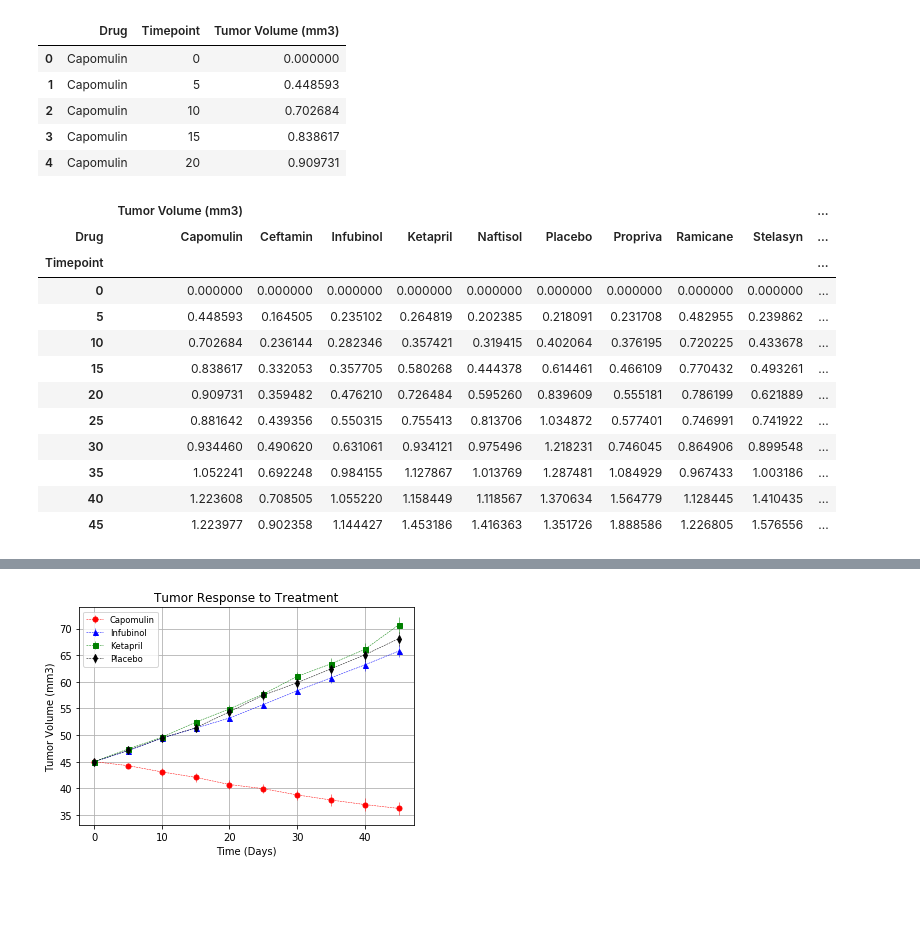
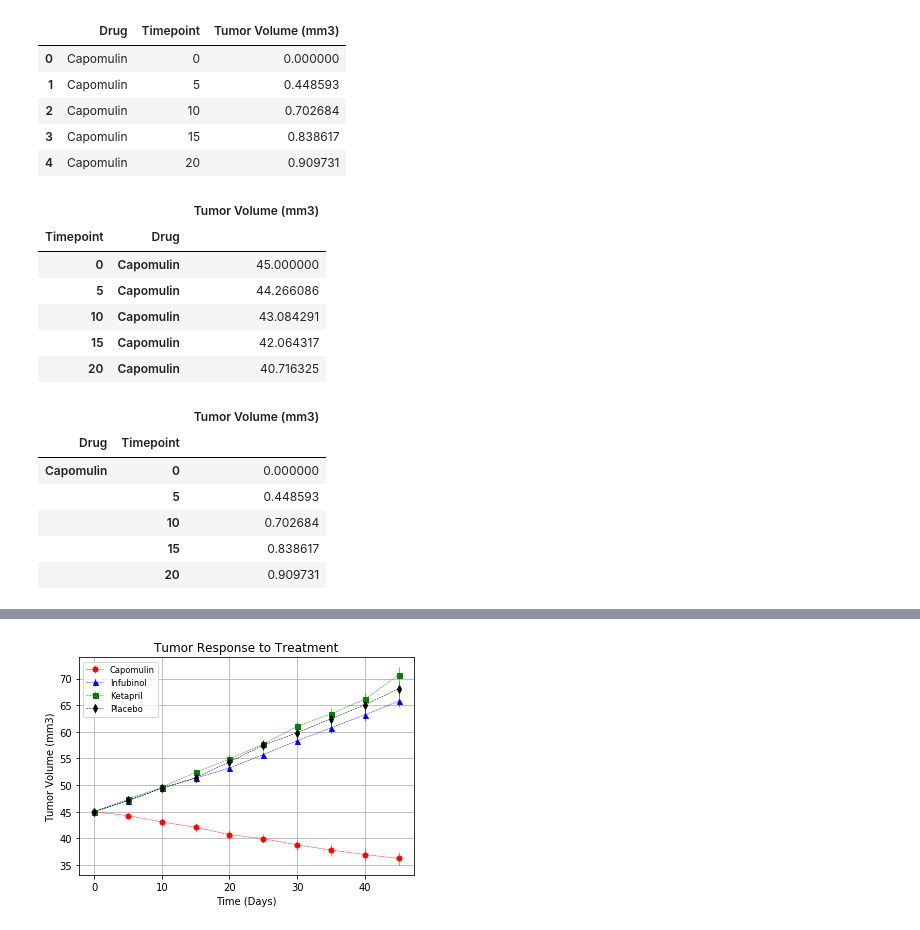
Before and after one commit to mdsmith577/Matplotlib_Homework, a Jupyter notebook: pymaceuticals.ipynb, the cells around one changed output, grey strips where cells are left out. Saved outputs shown, nothing was run; the diff lists cells and outputs as text; code cells hidden in the pictures; blank space fills up the shorter version.

```diff
--- a/pymaceuticals.ipynb
+++ b/pymaceuticals.ipynb
@@ -60,24 +64,6 @@ stderr_vol_drug_time.head()
 | 4 | Capomulin | 20 | 0.909731 |
 # %%
 # Minor Data Munging to Re-Format the Data Frames
-mean_vol_drug_time.set_index(["Timepoint", "Drug"], inplace=True)
-stderr_vol_drug_time.set_index(["Timepoint", "Drug"], inplace=True)
-# Preview that Reformatting worked
-mean_vol_drug_time = mean_vol_drug_time.unstack()
-stderr_vol_drug_time = stderr_vol_drug_time.unstack()
-
-stderr_vol_drug_time
+index_reset_mean_vol_drug_time.reset_index
+index_reset_mean_vol_drug_time.set_index(["Timepoint", "Drug"], inplace=True)
+index_reset_stderr_vol_drug_time.set_index(["Timepoint", "Drug"], inplace=True)
-# %% [output]
-|  | Tumor Volume (mm3) |  |  |  |  |  |  |  |  | ... |
-| Drug | Capomulin | Ceftamin | Infubinol | Ketapril | Naftisol | Placebo | Propriva | Ramicane | Stelasyn | ... |
-| Timepoint |  |  |  |  |  |  |  |  |  | ... |
-| 0 | 0.000000 | 0.000000 | 0.000000 | 0.000000 | 0.000000 | 0.000000 | 0.000000 | 0.000000 | 0.000000 | ... |
-| 5 | 0.448593 | 0.164505 | 0.235102 | 0.264819 | 0.202385 | 0.218091 | 0.231708 | 0.482955 | 0.239862 | ... |
-| 10 | 0.702684 | 0.236144 | 0.282346 | 0.357421 | 0.319415 | 0.402064 | 0.376195 | 0.720225 | 0.433678 | ... |
-| 15 | 0.838617 | 0.332053 | 0.357705 | 0.580268 | 0.444378 | 0.614461 | 0.466109 | 0.770432 | 0.493261 | ... |
-| 20 | 0.909731 | 0.359482 | 0.476210 | 0.726484 | 0.595260 | 0.839609 | 0.555181 | 0.786199 | 0.621889 | ... |
-| 25 | 0.881642 | 0.439356 | 0.550315 | 0.755413 | 0.813706 | 1.034872 | 0.577401 | 0.746991 | 0.741922 | ... |
-| 30 | 0.934460 | 0.490620 | 0.631061 | 0.934121 | 0.975496 | 1.218231 | 0.746045 | 0.864906 | 0.899548 | ... |
-| 35 | 1.052241 | 0.692248 | 0.984155 | 1.127867 | 1.013769 | 1.287481 | 1.084929 | 0.967433 | 1.003186 | ... |
-| 40 | 1.223608 | 0.708505 | 1.055220 | 1.158449 | 1.118567 | 1.370634 | 1.564779 | 1.128445 | 1.410435 | ... |
-| 45 | 1.223977 | 0.902358 | 1.144427 | 1.453186 | 1.416363 | 1.351726 | 1.888586 | 1.226805 | 1.576556 | ... |
@@ -87,0 +70,20 @@ stderr_vol_drug_time
+# %%
+index_reset_mean_vol_drug_time.head()
+# %% [output]
+|  |  | Tumor Volume (mm3) |
+| Timepoint | Drug |  |
+| 0 | Capomulin | 45.000000 |
+| 5 | Capomulin | 44.266086 |
+| 10 | Capomulin | 43.084291 |
+| 15 | Capomulin | 42.064317 |
+| 20 | Capomulin | 40.716325 |
+# %%
+stderr_vol_drug_time.head()
+# %% [output]
+|  |  | Tumor Volume (mm3) |
+| Drug | Timepoint |  |
+| Capomulin | 0 | 0.000000 |
+|  | 5 | 0.448593 |
+|  | 10 | 0.702684 |
+|  | 15 | 0.838617 |
+|  | 20 | 0.909731 |
```
Also changed, not shown: parts of 7 cells of this notebook.
